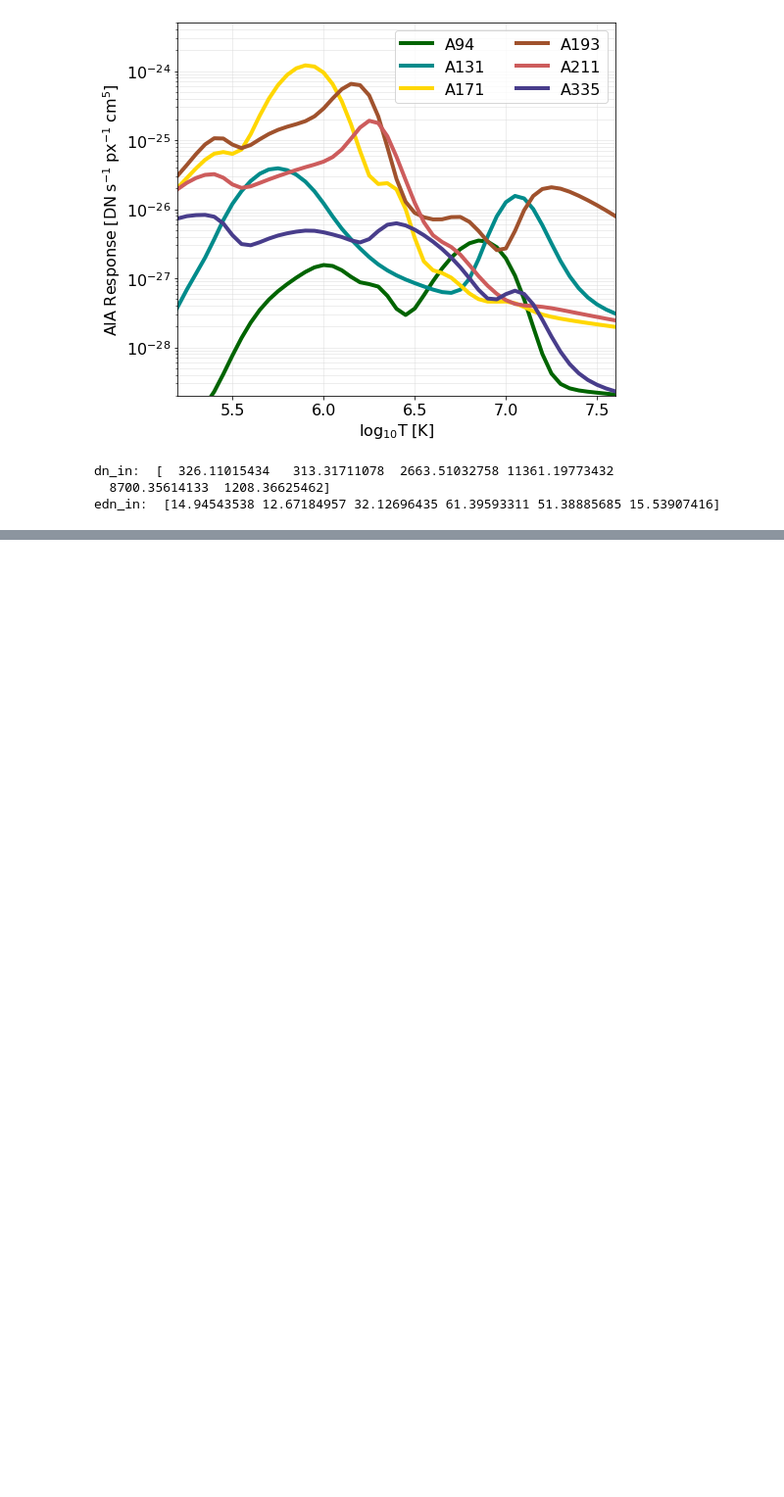
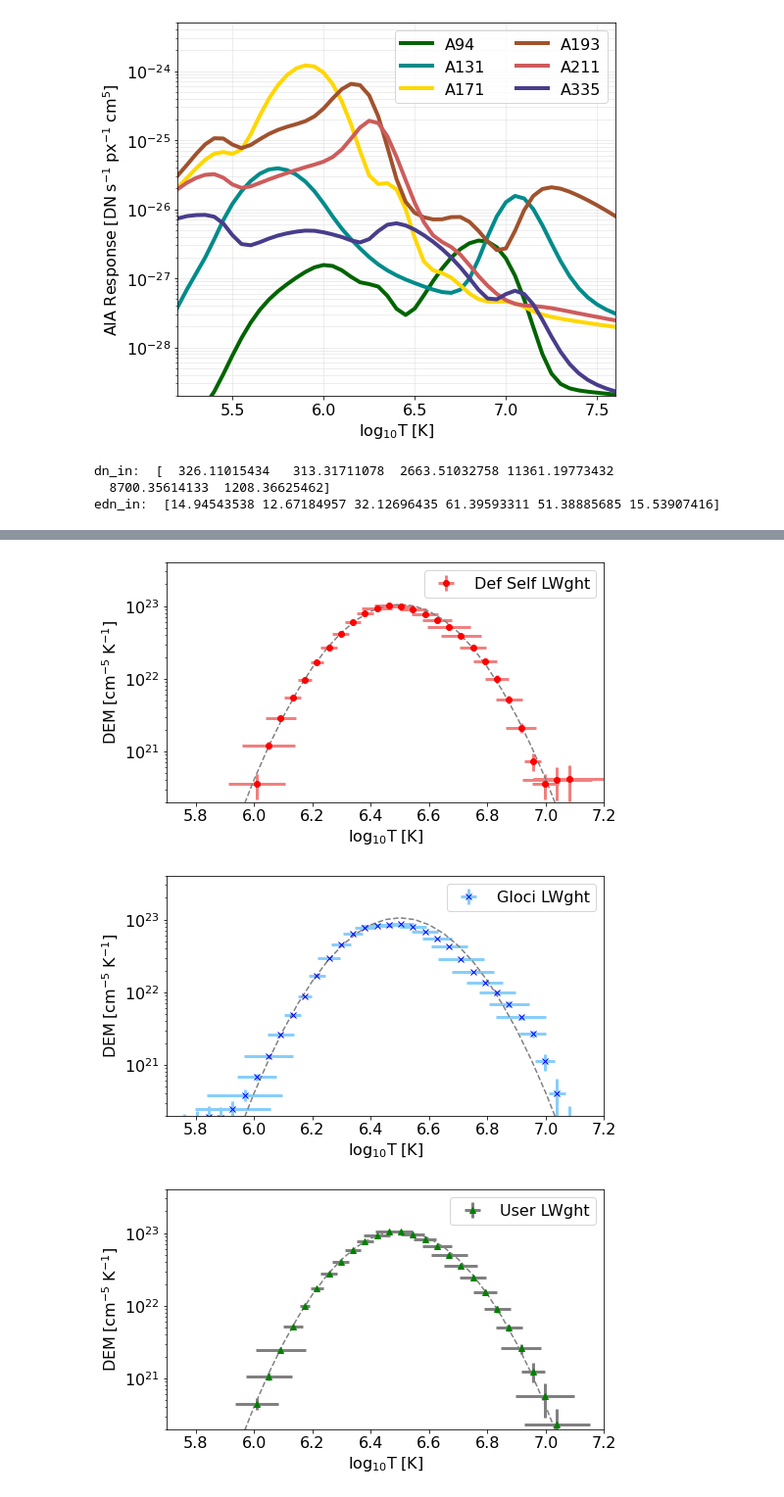
Before and after one commit to ianan/demreg, a Jupyter notebook: python/example_demregpy_aiasyn.ipynb, the cells around one changed output, grey strips where cells are left out. Shown at 98% size. Drawn from its saved outputs; the diff is of its cells as text; code cells hidden in the pictures; blank space fills up the shorter version.

```diff
--- a/python/example_demregpy_aiasyn.ipynb
+++ b/python/example_demregpy_aiasyn.ipynb
@@ -161,0 +102,68 @@ plt.show()
+# %%
+#  Setup the T binning for DEM solution
+temps=np.logspace(5.7,7.1,num=35)
+# Temperature bin mid-points for DEM plotting
+mlogt=([np.mean([(np.log10(temps[i])),np.log10((temps[i+1]))]) \
+        for i in np.arange(0,len(temps)-1)])
+
+# Now work out the DEM - here as the 3 standard ways of running
+# 1. Default - reg runs twice, 1st time to work out weight for constraint matrix, then regs with that
+#         Best option if don't know what doing, hence its the default
+dem0,edem0,elogt0,chisq0,dn_reg0=dn2dem_pos(dn_in,edn_in,trmatrix,tresp_logt,temps) #gloci=0 is default behaviour
+# 2. EMloci - reg runs once, works out weight for constraint matrix as min of EM Loci, then regs with that
+#        If some of your filters have a sharper T response (lines or X-ray obs) might be useful to try
+dem1,edem1,elogt1,chisq1,dn_reg1=dn2dem_pos(dn_in,edn_in,trmatrix,tresp_logt,temps,gloci=1)
+# 3. User weight - reg runs once, user provide weight for constraint matrix L, then regs with that
+#         If have an idea of what DEM might look like could try a rough form of it (though check vs 1, 2 above)
+# As working with synthetic data from DEM model, could try weighting by this model, interp on output DEM T bins
+demwght0=10**np.interp(mlogt,tresp_logt,np.log10(dem_mod))
+dem2,edem2,elogt2,chisq2,dn_reg2=dn2dem_pos(dn_in,edn_in,trmatrix,tresp_logt,temps,dem_norm0=demwght0/max(demwght0))
+
+#  Plot it all
+fig = plt.figure(figsize=(8, 4.5))
+plt.errorbar(mlogt,dem0,xerr=elogt0,yerr=edem0,fmt='or',\
+             ecolor='lightcoral', elinewidth=3, capsize=0,label='Def Self LWght')
+plt.plot(tresp_logt,dem_mod,'--',color='grey')
+plt.xlabel('$\mathrm{\log_{10}T\;[K]}$')
+plt.ylabel('$\mathrm{DEM\;[cm^{-5}\;K^{-1}]}$')
+plt.ylim([2e20,4e23])
+plt.xlim([5.7,7.2])
+plt.rcParams.update({'font.size': 16})
+plt.yscale('log')
+plt.legend()
+# plt.savefig('demregpy_aiasyn_slw.png',bbox_inches='tight')
+plt.show()
+
+#  Plot it all
+fig = plt.figure(figsize=(8, 4.5))
+plt.errorbar(mlogt,dem1,xerr=elogt1,yerr=edem1,fmt='xb',\
+             ecolor='lightskyblue', elinewidth=3, capsize=0,label='Gloci LWght')
+plt.plot(tresp_logt,dem_mod,'--',color='grey')
+plt.xlabel('$\mathrm{\log_{10}T\;[K]}$')
+plt.ylabel('$\mathrm{DEM\;[cm^{-5}\;K^{-1}]}$')
+plt.ylim([2e20,4e23])
+plt.xlim([5.7,7.2])
+plt.rcParams.update({'font.size': 16})
+plt.yscale('log')
+plt.legend()
+# plt.savefig('demregpy_aiasyn_glw.png',bbox_inches='tight')
+plt.show()
+
+#  Plot it all
+fig = plt.figure(figsize=(8, 4.5))
+plt.errorbar(mlogt,dem2,xerr=elogt2,yerr=edem2,fmt='^g',\
+             ecolor='grey', elinewidth=3, capsize=0,label='User LWght')
+plt.plot(tresp_logt,dem_mod,'--',color='grey')
+plt.xlabel('$\mathrm{\log_{10}T\;[K]}$')
+plt.ylabel('$\mathrm{DEM\;[cm^{-5}\;K^{-1}]}$')
+plt.ylim([2e20,4e23])
+plt.xlim([5.7,7.2])
+plt.rcParams.update({'font.size': 16})
+plt.yscale('log')
+plt.legend()
+# plt.savefig('demregpy_aiasyn_ulw.png',bbox_inches='tight')
+plt.show()
+# %% [output]
+[figure, added]
+[figure, added]
+[figure, added]
```
Also changed, not shown: parts of 9 cells of this notebook, 9 other files.
